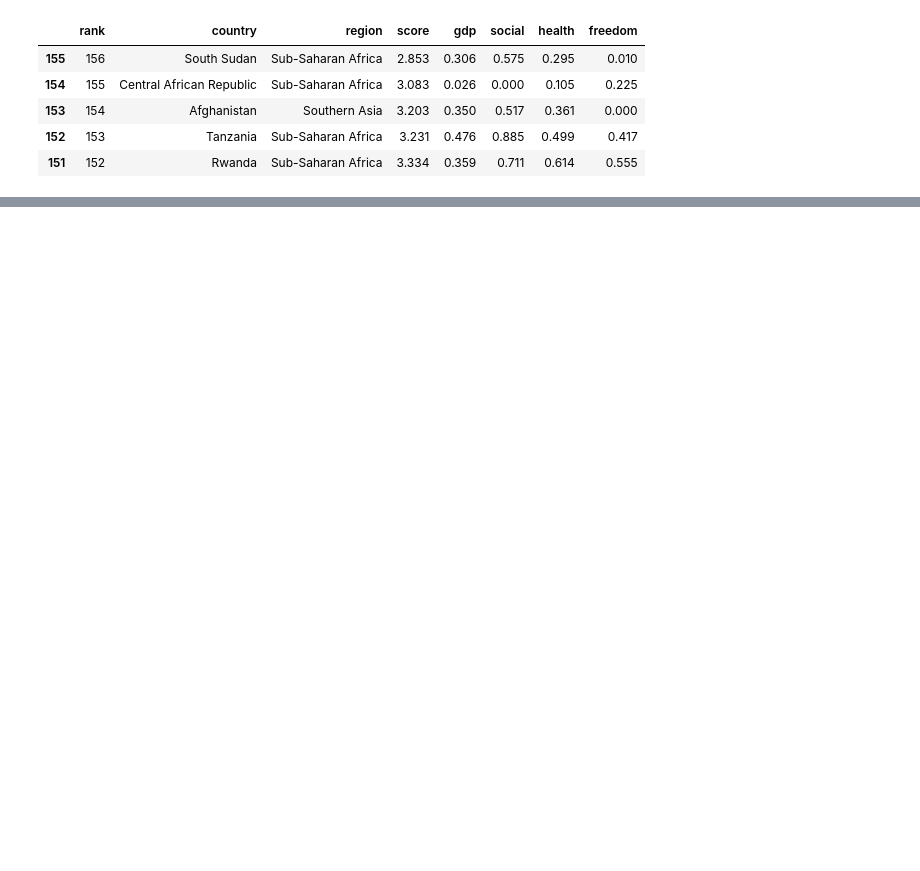
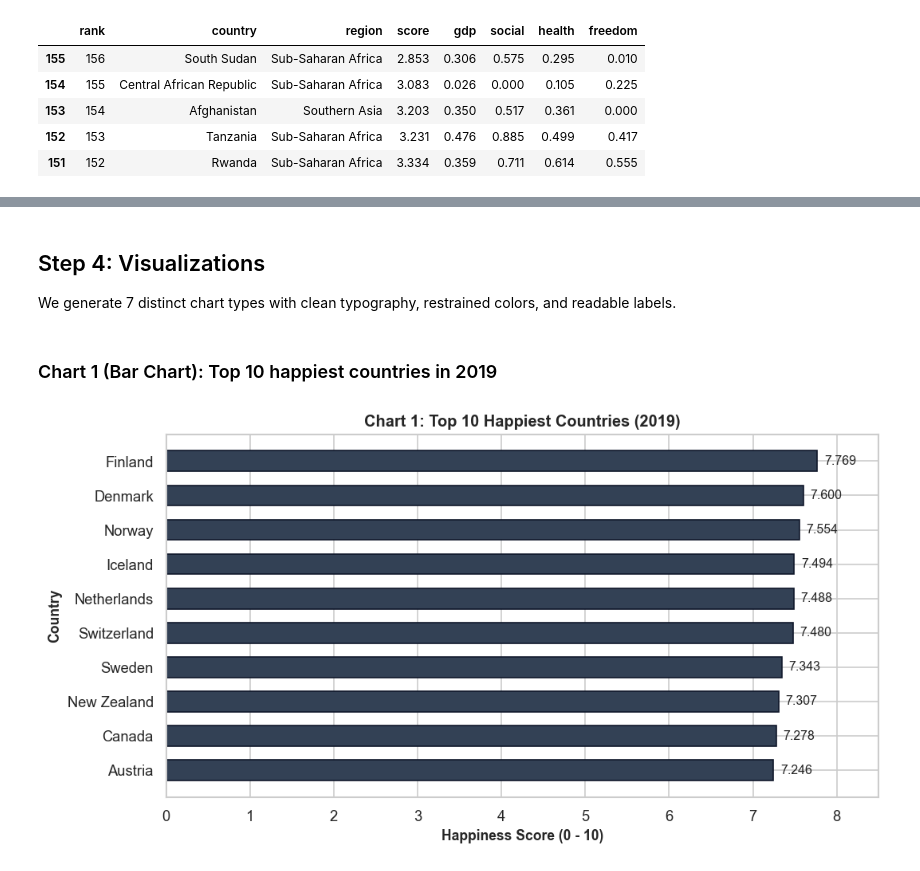
Before and after one commit to shiv123-coder/HappyEDA, a Jupyter notebook: World_Happiness_EDA.ipynb, the cells around one changed output, grey strips where cells are left out. Drawn from its saved outputs; the diff is of its cells as text; code cells hidden in the pictures; blank space fills up the shorter version.

```diff
--- a/World_Happiness_EDA.ipynb
+++ b/World_Happiness_EDA.ipynb
@@ -23,12 +23,13 @@ warnings.filterwarnings('ignore')
 # %%
+# Clean, minimal plot style without decorative clutter
 sns.set_theme(style='whitegrid', font='sans-serif')
 plt.rcParams.update({
     'figure.dpi': 120,
     'figure.autolayout': True,
-    'font.size': 11,
-    'axes.titlesize': 13,
+    'font.size': 10.5,
+    'axes.titlesize': 12,
     'axes.titleweight': 'bold',
-    'axes.labelsize': 11,
+    'axes.labelsize': 10.5,
     'axes.labelweight': 'bold',
     'legend.frameon': True
 })
@@ -45,6 +45,6 @@ Data directory: D:\Internships\AI & ML Internship\project-01-world-happiness-eda
 # %%
 csv_files = sorted(list(data_dir.glob("*.csv")))
 for f in csv_files:
-    temp_df = pd.read_csv(f)
-    print(f"{f.name:10s} -> Rows: {temp_df.shape[0]}, Cols: {temp_df.shape[1]}")
+    raw = pd.read_csv(f)
+    print(f"{f.name:10s} | Rows: {raw.shape[0]} | Columns: {raw.shape[1]}")
 # %% [output]
@@ -389,13 +264,0 @@ Publication-quality figures across 7 chart types with readable labels, titles, a
-# %%
-plt.figure(figsize=(9.5, 5))
-top10_plot = df_2019.nsmallest(10, "rank").sort_values("score", ascending=True)
-bars = plt.barh(top10_plot["country"], top10_plot["score"], color="#3b82f6", edgecolor="#1d4ed8", height=0.62)
-plt.xlim(0, 8.5)
-plt.title("Chart 1: Top 10 Happiest Countries in the World (2019)", pad=12)
-plt.xlabel("Happiness Score (0 - 10)")
-plt.ylabel("Country")
-
-for bar in bars:
-    w = bar.get_width()
-    plt.text(w + 0.08, bar.get_y() + bar.get_height()/2, f"{w:.3f}", va="center", ha="left", fontsize=9.5, fontweight="bold")
-plt.show()
@@ -538,0 +383,21 @@ plt.show()
+# %% [markdown]
+## Step 4: Visualizations
+
+We generate 7 distinct chart types with clean typography, restrained colors, and readable labels.
+# %% [markdown]
+### Chart 1 (Bar Chart): Top 10 happiest countries in 2019
+# %%
+plt.figure(figsize=(9, 4.8))
+top10_plot = df_2019.nsmallest(10, "rank").sort_values("score", ascending=True)
+bars = plt.barh(top10_plot["country"], top10_plot["score"], color="#334155", edgecolor="#0f172a", height=0.6)
+plt.xlim(0, 8.5)
+plt.title("Chart 1: Top 10 Happiest Countries (2019)")
+plt.xlabel("Happiness Score (0 - 10)")
+plt.ylabel("Country")
+
+for bar in bars:
+    w = bar.get_width()
+    plt.text(w + 0.08, bar.get_y() + bar.get_height() / 2, f"{w:.3f}", va="center", ha="left", fontsize=9.5)
+plt.show()
+# %% [output]
+[figure, added]
```
Also changed, not shown: parts of 79 cells of this notebook, 2 other files.
